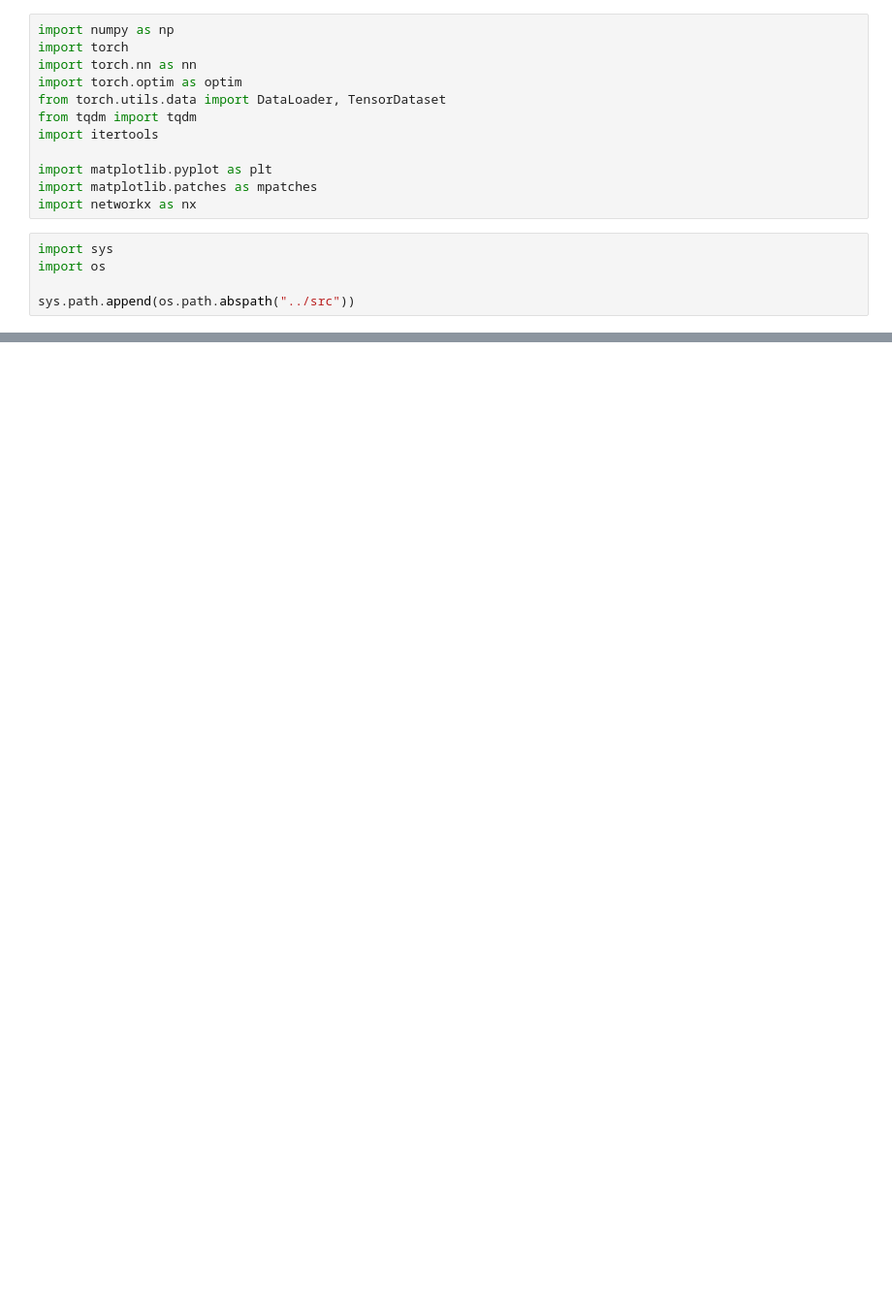
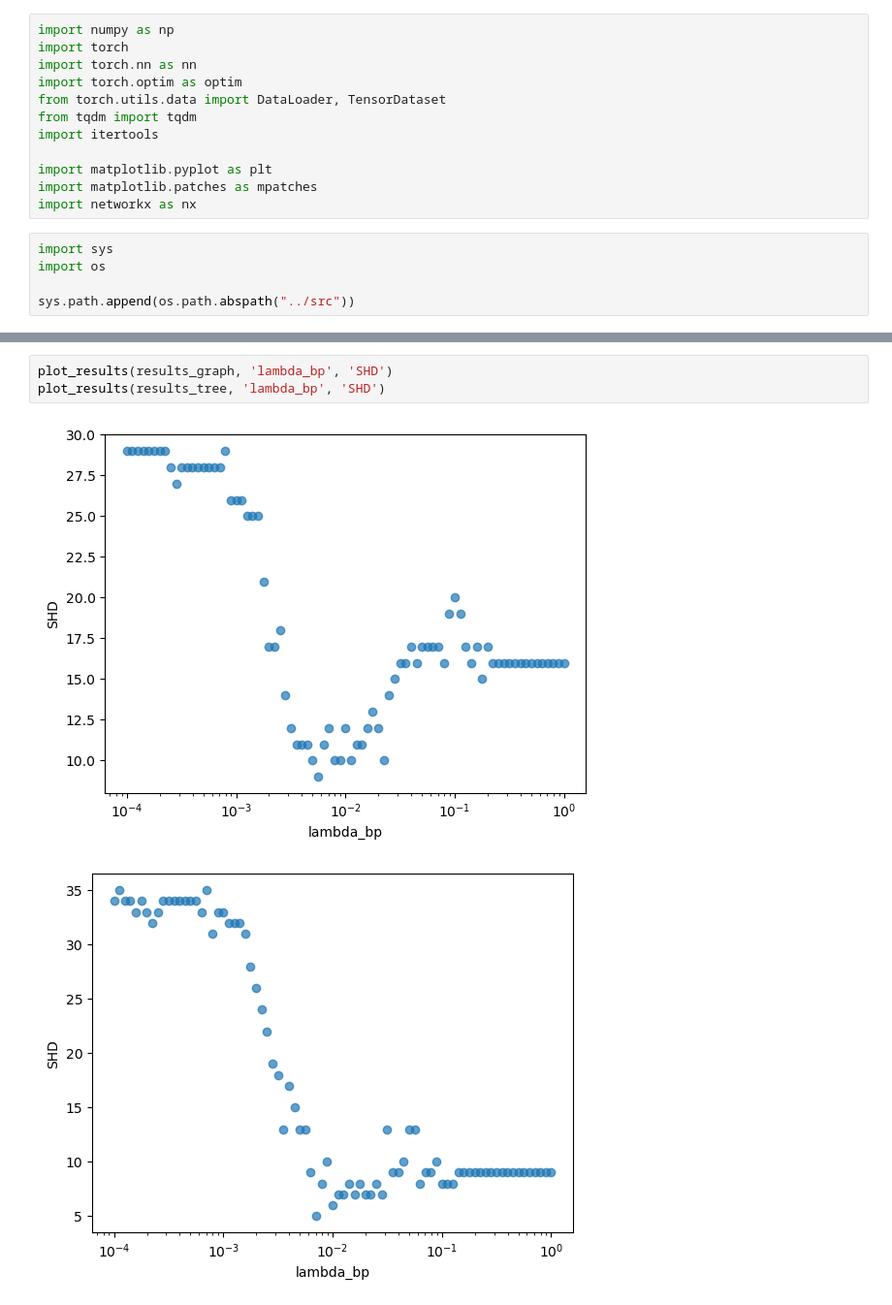
Before and after one commit to AyushBatra01/FG-Structure-NN, a Jupyter notebook: experiments/01_regularization.ipynb, the cells around one changed output, grey strips where cells are left out. Shown at 97% size. Cells and saved outputs as stored; diff of their text form; blank space fills up the shorter version.

```diff
--- a/experiments/01_regularization.ipynb
+++ b/experiments/01_regularization.ipynb
@@ -31 +179,7 @@ plt.show()
+# %%
+plot_results(results_graph, 'lambda_bp', 'SHD')
+plot_results(results_tree, 'lambda_bp', 'SHD')
+# %% [output]
+[figure, added]
+[figure, added]
 # %%
```
Also changed, not shown: parts of 37 cells of this notebook, 2 other files.
